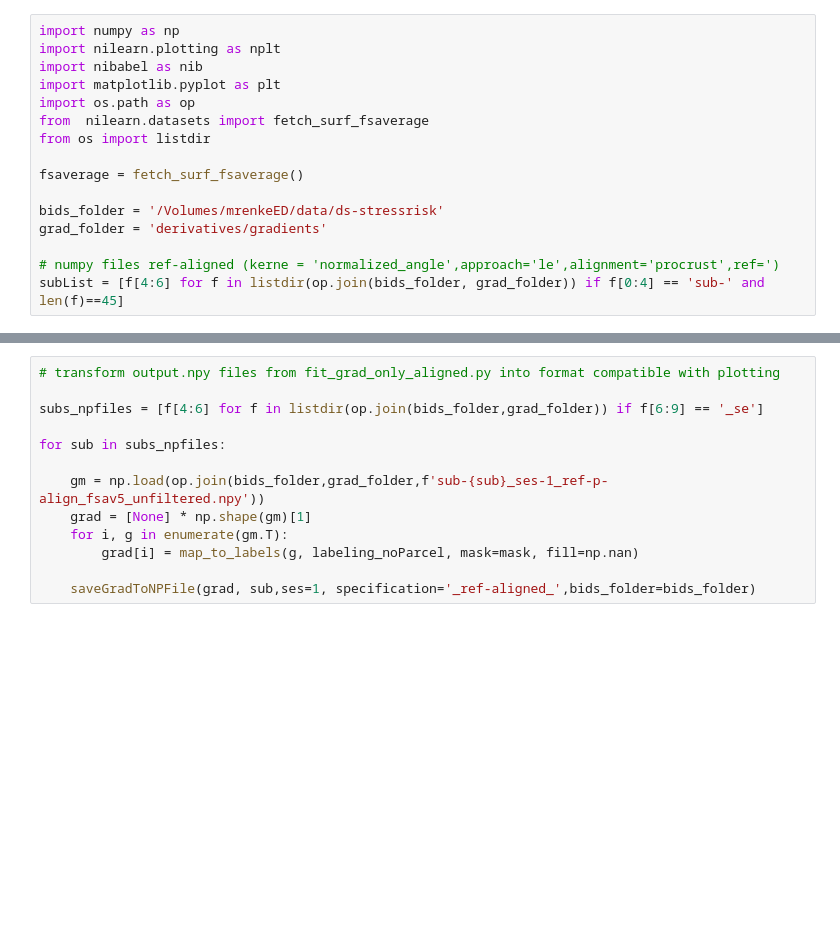
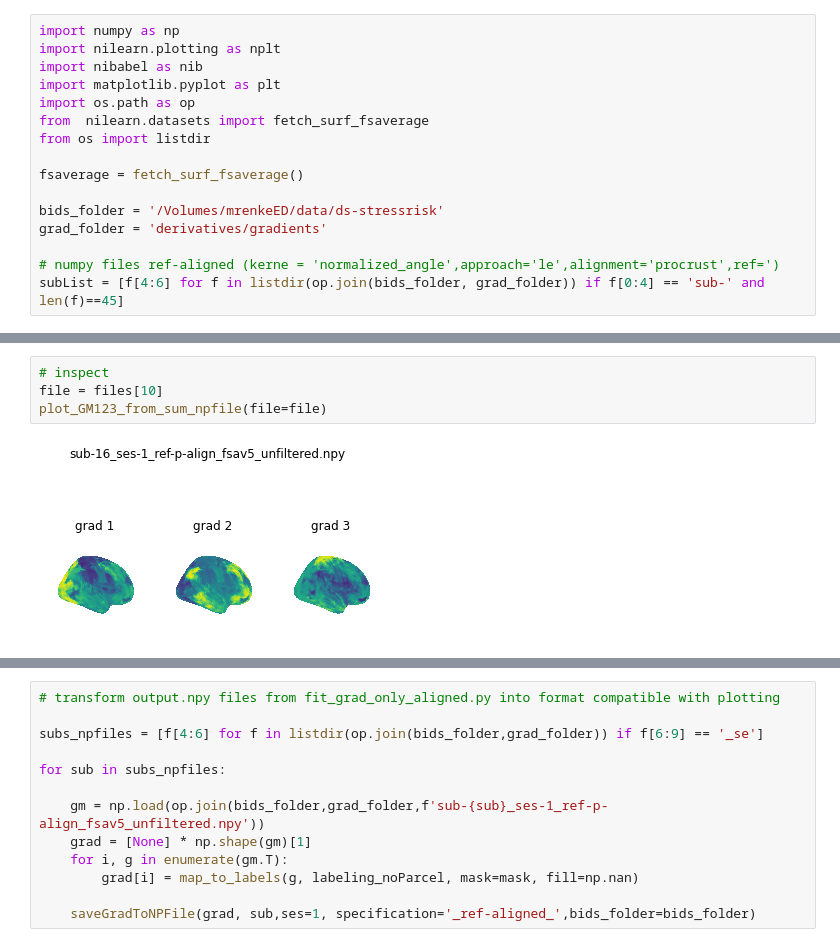
Before and after one commit to Gilles86/stress_risk, a Jupyter notebook: stress_risk/fmri_analysis/gradients/vis_gradients_nilearn.ipynb, the cells around one changed output, grey strips where cells are left out. Saved outputs shown, nothing was run; the diff lists cells and outputs as text; blank space fills up the shorter version.

```diff
--- a/stress_risk/fmri_analysis/gradients/vis_gradients_nilearn.ipynb
+++ b/stress_risk/fmri_analysis/gradients/vis_gradients_nilearn.ipynb
@@ -71 +70,7 @@ plot_GM12_from_sum_npfile(file=file)
+# %%
+# inspect
+file = files[10]
+plot_GM123_from_sum_npfile(file=file)
+# %% [output]
+[figure, added]
 # %%
```
Also changed, not shown: parts of 31 cells of this notebook, 9 other files.
